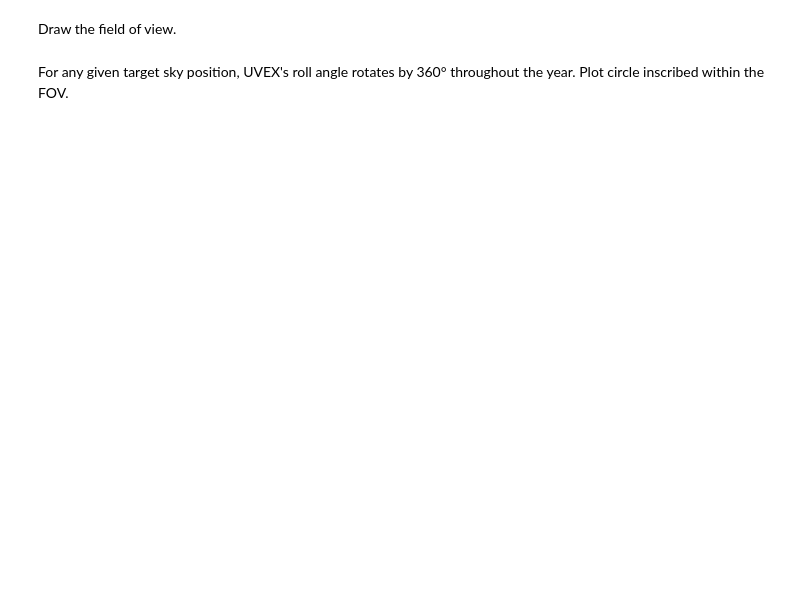
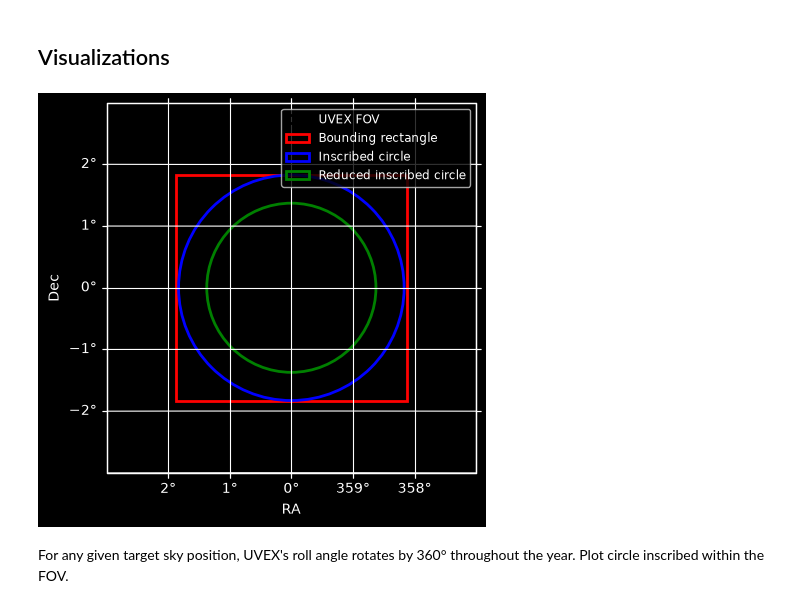
Before and after one commit to m4opt/uvex-scheduler, a Jupyter notebook: notebooks/fov.ipynb, the cells around one changed output. Cells and saved outputs as stored; diff of their text form; code cells hidden in the pictures; blank space fills up the shorter version.

```diff
--- a/notebooks/fov.ipynb
+++ b/notebooks/fov.ipynb
@@ -26,6 +115,9 @@ UVEX's imaging detector consists of several chips. Construct a square region tha
 # %%
-vertices = np.concatenate([region.vertices for region in mission.fov])
-bounding_rectangle = RectangleSkyRegion(
+# Generate the bounding rectangle region by identifying the vertices of the chips
+# and then seeking min / max vertices.
+vertices = np.concatenate([region.vertices for region in MISSION_FOV])
+
+BOUNDING_RECTANGLE_FOV = RectangleSkyRegion(
     SkyCoord(0 * u.deg, 0 * u.deg),
     2 * np.abs(vertices.ra.wrap_at(180 * u.deg)).max(),
     2 * np.abs(vertices.dec).max(),
@@ -35,5 +130,5 @@ For any given target sky position, UVEX's roll angle rotates by 360° throughout
 # %%
-inscribed_circle = CircleSkyRegion(
+INSCRIBED_CIRCLE_FOV = CircleSkyRegion(
     SkyCoord(0 * u.deg, 0 * u.deg),
-    np.minimum(bounding_rectangle.width, bounding_rectangle.height) / 2,
+    np.minimum(BOUNDING_RECTANGLE_FOV.width, BOUNDING_RECTANGLE_FOV.height) / 2,
 )
@@ -39,0 +139,5 @@ inscribed_circle = CircleSkyRegion(
+# %%
+REDUCED_INSCRIBED_CIRCLE_FOV = CircleSkyRegion(
+    SkyCoord(0 * u.deg, 0 * u.deg),
+    np.minimum(BOUNDING_RECTANGLE_FOV.width, BOUNDING_RECTANGLE_FOV.height) * FOV_OVERLAP_FACTOR / 2,
+)
@@ -40,22 +167,49 @@ inscribed_circle = CircleSkyRegion(
 # %% [markdown]
-Draw the field of view.
+## Visualizations
 # %%
-props1, props2, props3, *_ = plt.rcParams["axes.prop_cycle"]
+# Produce the basic plot of the FOV and the various inscribed circle FOVs.
+fig = plt.figure()
+ax = fig.add_subplot(projection="astro degrees zoom", radius=3 * u.deg)
 
-fig = plt.figure()
-ax = plt.axes(projection="astro zoom", radius=3.5 * u.deg)
-label = "Chips"
-for region in mission.fov:
-    ax.add_patch(region.to_pixel(ax.wcs).as_artist(**props1, label=label))
-    label = None
+# Add the mission FOV chips in black.
+_label = "UVEX FOV"
+for region in MISSION_FOV:
+    ax.add_patch(region.to_pixel(ax.wcs).as_artist(lw=2, ec="black", label=_label))
+    _label = None
+
+# Add the bounding rectangle in red
 ax.add_patch(
-    bounding_rectangle.to_pixel(ax.wcs).as_artist(**props2, label="Bounding rectangle")
+    BOUNDING_RECTANGLE_FOV.to_pixel(ax.wcs).as_artist(
+        linewidth=2, edgecolor="red", label="Bounding rectangle"
+    )
 )
+
+# Add the inscribed circle in blue
 ax.add_patch(
-    inscribed_circle.to_pixel(ax.wcs).as_artist(**props3, label="Inscribed circle")
+    INSCRIBED_CIRCLE_FOV.to_pixel(ax.wcs).as_artist(
+        linewidth=2, edgecolor="b", label="Inscribed circle"
+    )
 )
-ax.legend(loc="upper right")
-fig.savefig("../visualizations/fov.pdf", metadata={"CreationDate": None})
+
+# Add the reduced inscribed circle in green
+ax.add_patch(
+    REDUCED_INSCRIBED_CIRCLE_FOV.to_pixel(ax.wcs).as_artist(
+        linewidth=2, edgecolor="g", label="Reduced inscribed circle"
+    )
+)
+
+ax.grid()
+for key in ["ra", "dec"]:
+    ax.coords[key].set_auto_axislabel(False)
+
+ax.set_xlabel("RA")
+ax.set_ylabel("Dec")
+ax.legend(loc="upper right", fontsize="small")
+
+if SAVE_FOV_PLOT:
+    plt.savefig(OUTPUT_PATH / "fov_plot.png", dpi=300, bbox_inches="tight")
+# %% [output]
+[figure, added]
 # %% [markdown]
 For any given target sky position, UVEX's roll angle rotates by 360° throughout the year. Plot circle inscribed within the FOV.
 # %%
```
Also changed, not shown: parts of 13 cells of this notebook, 4 other files.
